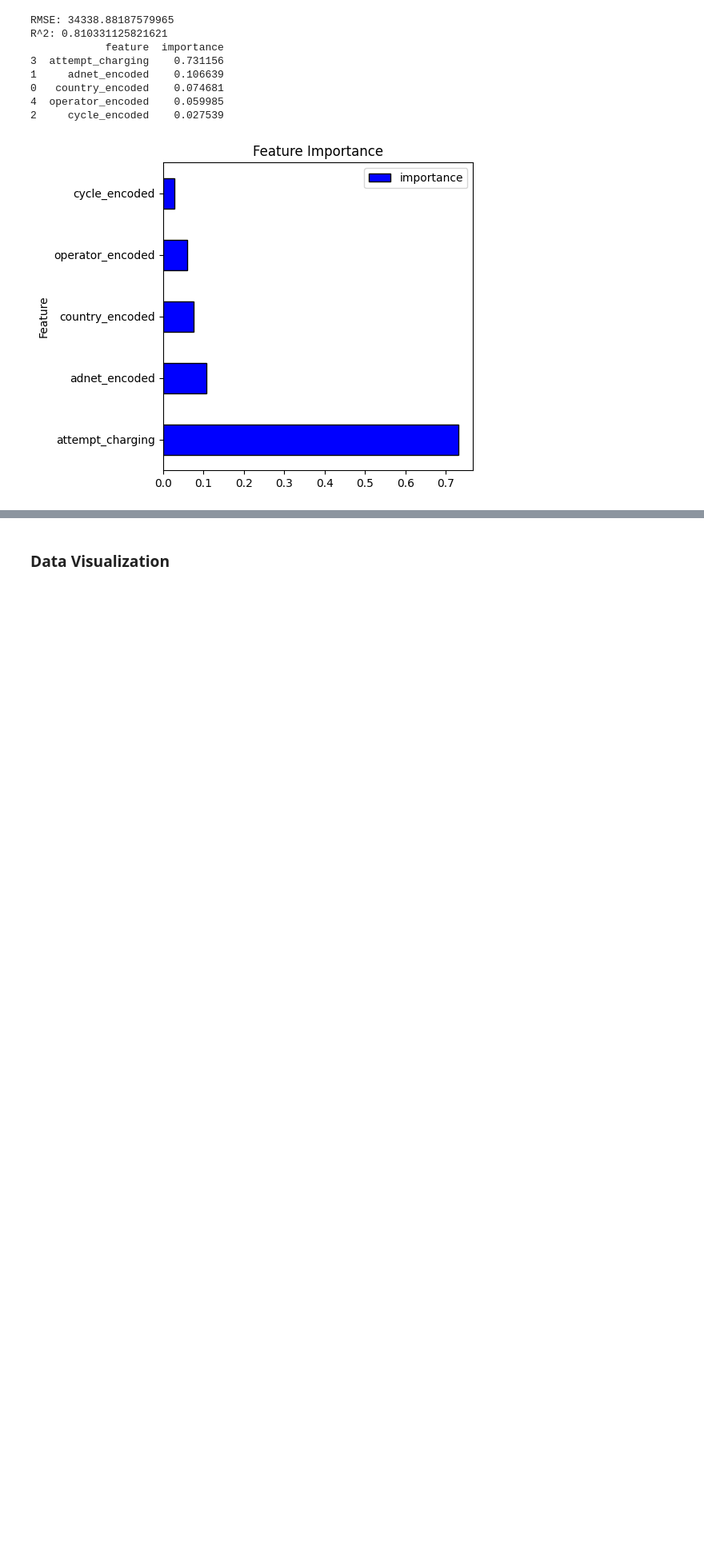
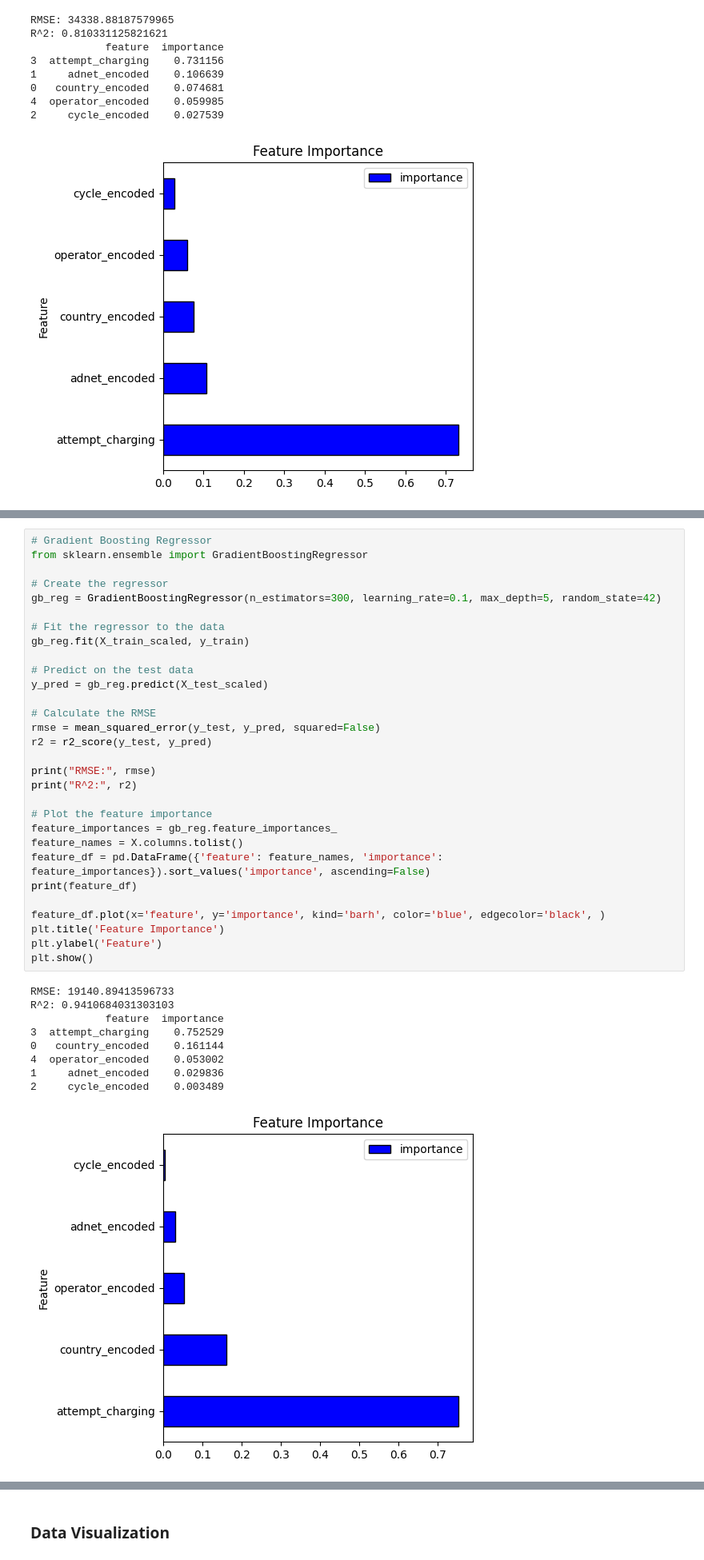
Before and after one commit to TaigahG/FODS-FinalProject, a Jupyter notebook: models.ipynb, the cells around one changed output, grey strips where cells are left out. Shown at 80% size. Drawn from its saved outputs; the diff is of its cells as text; blank space fills up the shorter version.

```diff
--- a/models.ipynb
+++ b/models.ipynb
@@ -752,0 +796,40 @@ R^2: 0.810331125821621
+# %%
+# Gradient Boosting Regressor
+from sklearn.ensemble import GradientBoostingRegressor
+
+# Create the regressor
+gb_reg = GradientBoostingRegressor(n_estimators=300, learning_rate=0.1, max_depth=5, random_state=42)
+
+# Fit the regressor to the data
+gb_reg.fit(X_train_scaled, y_train)
+
+# Predict on the test data
+y_pred = gb_reg.predict(X_test_scaled)
+
+# Calculate the RMSE
+rmse = mean_squared_error(y_test, y_pred, squared=False)
+r2 = r2_score(y_test, y_pred)
+
+print("RMSE:", rmse)
+print("R^2:", r2)
+
+# Plot the feature importance
+feature_importances = gb_reg.feature_importances_
+feature_names = X.columns.tolist()
+feature_df = pd.DataFrame({'feature': feature_names, 'importance': feature_importances}).sort_values('importance', ascending=False)
+print(feature_df)
+
+feature_df.plot(x='feature', y='importance', kind='barh', color='blue', edgecolor='black', )
+plt.title('Feature Importance')
+plt.ylabel('Feature')
+plt.show()
+# %% [output]
+RMSE: 19140.89413596733
+R^2: 0.9410684031303103
+            feature  importance
+3  attempt_charging    0.752529
+0   country_encoded    0.161144
+4  operator_encoded    0.053002
+1     adnet_encoded    0.029836
+2     cycle_encoded    0.003489
+[figure, added]
```
Also changed, not shown: parts of 15 cells of this notebook.
